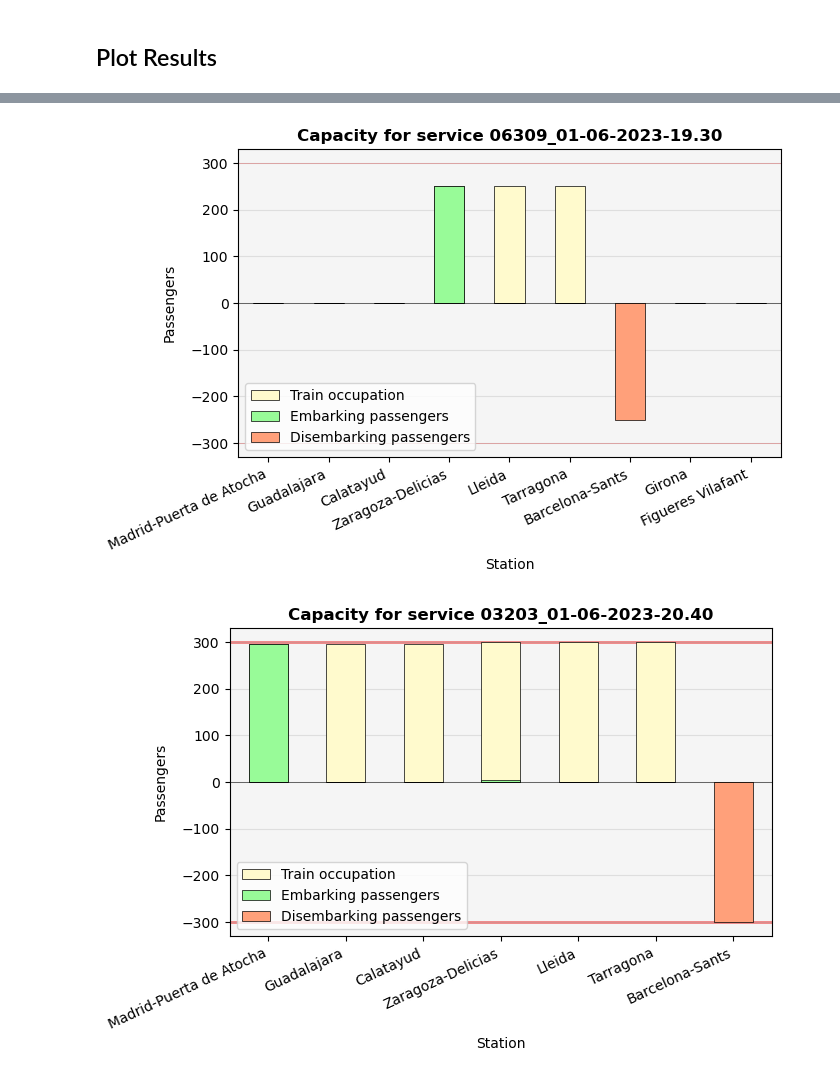
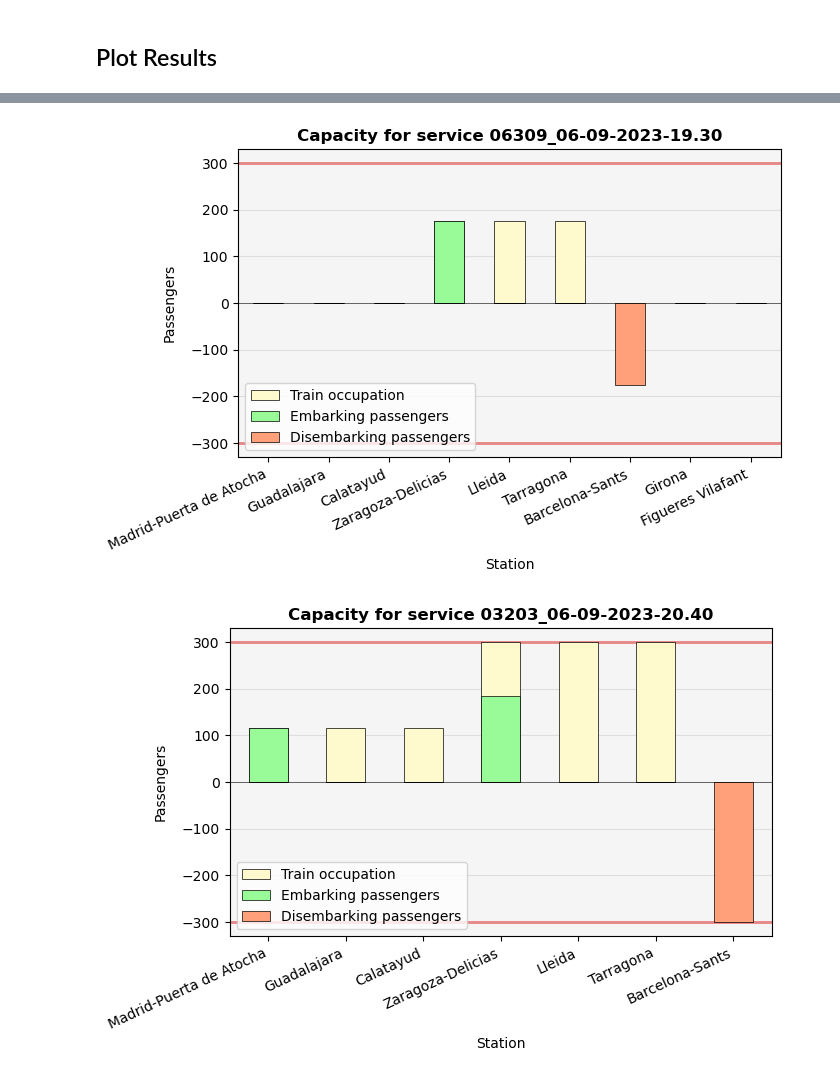
Before and after one commit to JoseAngelMartinB/robin, a Jupyter notebook: notebooks/1.0-test_case.ipynb, the cells around one changed output, grey strips where cells are left out. Cells and saved outputs as stored; diff of their text form; code cells hidden in the pictures.

Commit message:
test: 6th september renfe data (ewgt23)

```diff
--- a/notebooks/1.0-test_case.ipynb
+++ b/notebooks/1.0-test_case.ipynb
@@ -15,11 +18,11 @@ os.makedirs(SAVE_PATH, exist_ok=True)
 # %%
 from src.robin.kernel.entities import Kernel
 
-path_config_supply = '../configs/test_case/supply_data.yml'
-path_config_demand = '../configs/test_case/demand_data.yml'
-path_output_csv = '../data/test_case/output.csv'
+path_config_supply = Path('../configs/ewgt23/supply_data.yml')
+path_config_demand = Path('../configs/ewgt23/demand_data.yml')
+path_output_csv = Path('../data/ewgt23/output.csv')
 
-os.makedirs('../data/test_case', exist_ok=True)
+os.makedirs(Path('../data/ewgt23'), exist_ok=True)
 seed = 0
 
 kernel = Kernel(path_config_supply, path_config_demand, seed)
@@ -79,17 +82,17 @@ kernel_plotter.plot_service_capacity(
 # %%
 kernel_plotter.plot_service_capacity(
-    service_id='06309_01-06-2023-19.30',
-    save_path=f'{SAVE_PATH}/capacity_06309_01-06-2023-19.30.svg'
+    service_id='06309_06-09-2023-19.30',
+    save_path=f'{SAVE_PATH}/capacity_06309_06-09-2023-19.30.svg'
 )
 # %% [output]
-[figure, old version]
+[figure, new version]
 # %%
 kernel_plotter.plot_service_capacity(
-    service_id='03203_01-06-2023-20.40',
+    service_id='03203_06-09-2023-20.40',
     save_path=f'{SAVE_PATH}/capacity_03203_01-06-2023-20.40.svg'
 )
 # %% [output]
-[figure, old version]
+[figure, new version]
 # %%
 kernel_plotter.plot_tickets_by_pair(y_limit=1800, save_path=f'{SAVE_PATH}/pairs.svg')
 # %% [output]
```
Also changed, not shown: parts of 9 cells of this notebook, 1 other file.
